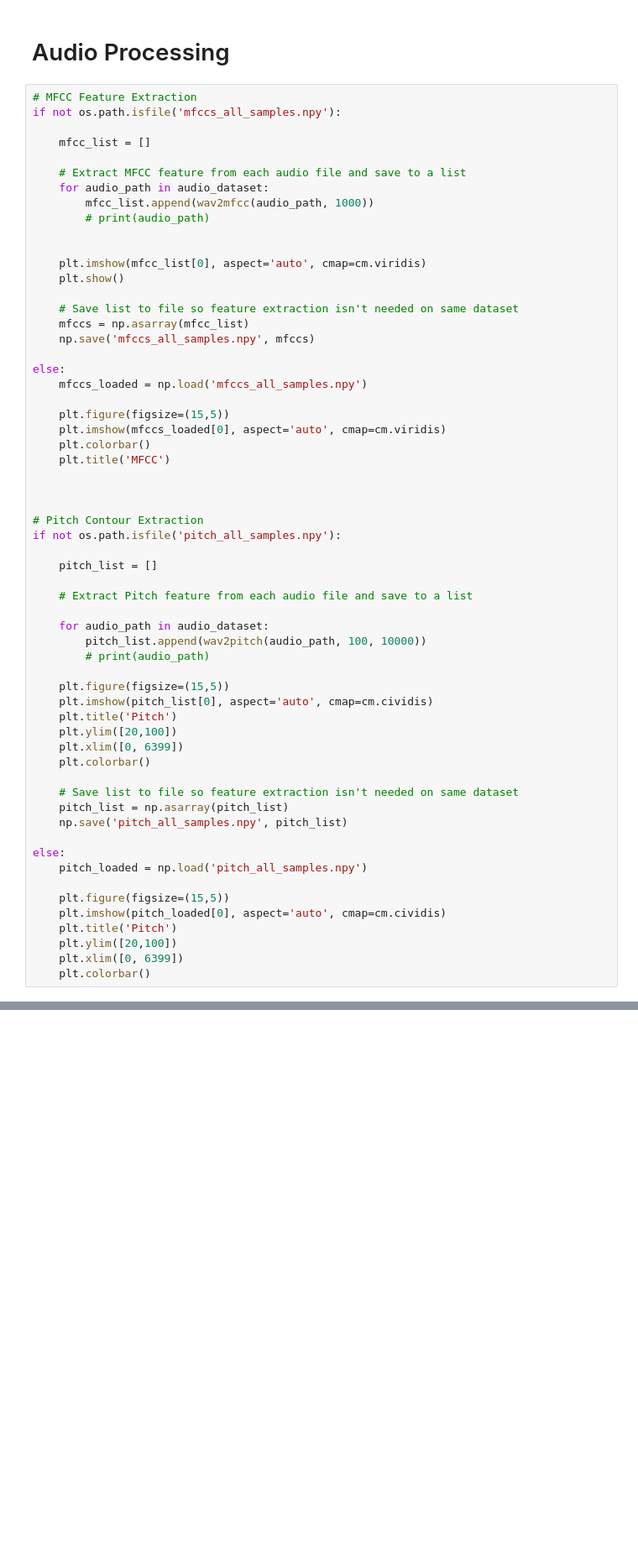
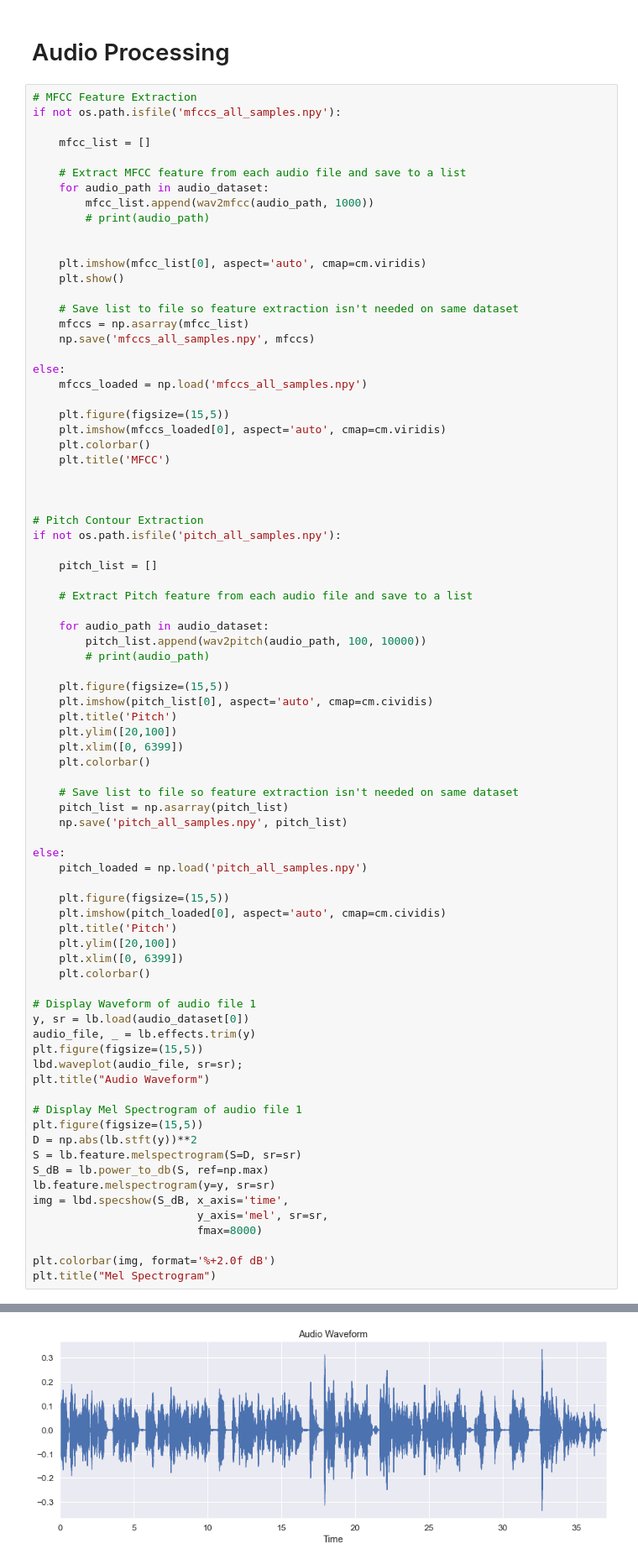
Before and after one commit to jxm1522/AI_FinalProject, a Jupyter notebook: AI_FinalProject.ipynb, the cells around one changed output, grey strips where cells are left out. Shown at 84% size. Saved outputs shown, nothing was run; the diff lists cells and outputs as text; blank space fills up the shorter version.

Commit message:
Added more plots

```diff
--- a/AI_FinalProject.ipynb
+++ b/AI_FinalProject.ipynb
@@ -168,4 +168,24 @@ else:
     plt.ylim([20,100])
     plt.xlim([0, 6399])
     plt.colorbar()
+
+# Display Waveform of audio file 1
+y, sr = lb.load(audio_dataset[0])
+audio_file, _ = lb.effects.trim(y)
+plt.figure(figsize=(15,5))
+lbd.waveplot(audio_file, sr=sr);
+plt.title("Audio Waveform")
+
+# Display Mel Spectrogram of audio file 1
+plt.figure(figsize=(15,5))
+D = np.abs(lb.stft(y))**2
+S = lb.feature.melspectrogram(S=D, sr=sr)
+S_dB = lb.power_to_db(S, ref=np.max)
+lb.feature.melspectrogram(y=y, sr=sr)
+img = lbd.specshow(S_dB, x_axis='time',
+                         y_axis='mel', sr=sr,
+                         fmax=8000)
+
+plt.colorbar(img, format='%+2.0f dB')
+plt.title("Mel Spectrogram")
 # %% [output]
@@ -172,2 +193,3 @@ else:
 [figure]
 [figure]
+[figure, added]
```
Also changed, not shown: parts of 1 cell of this notebook.
